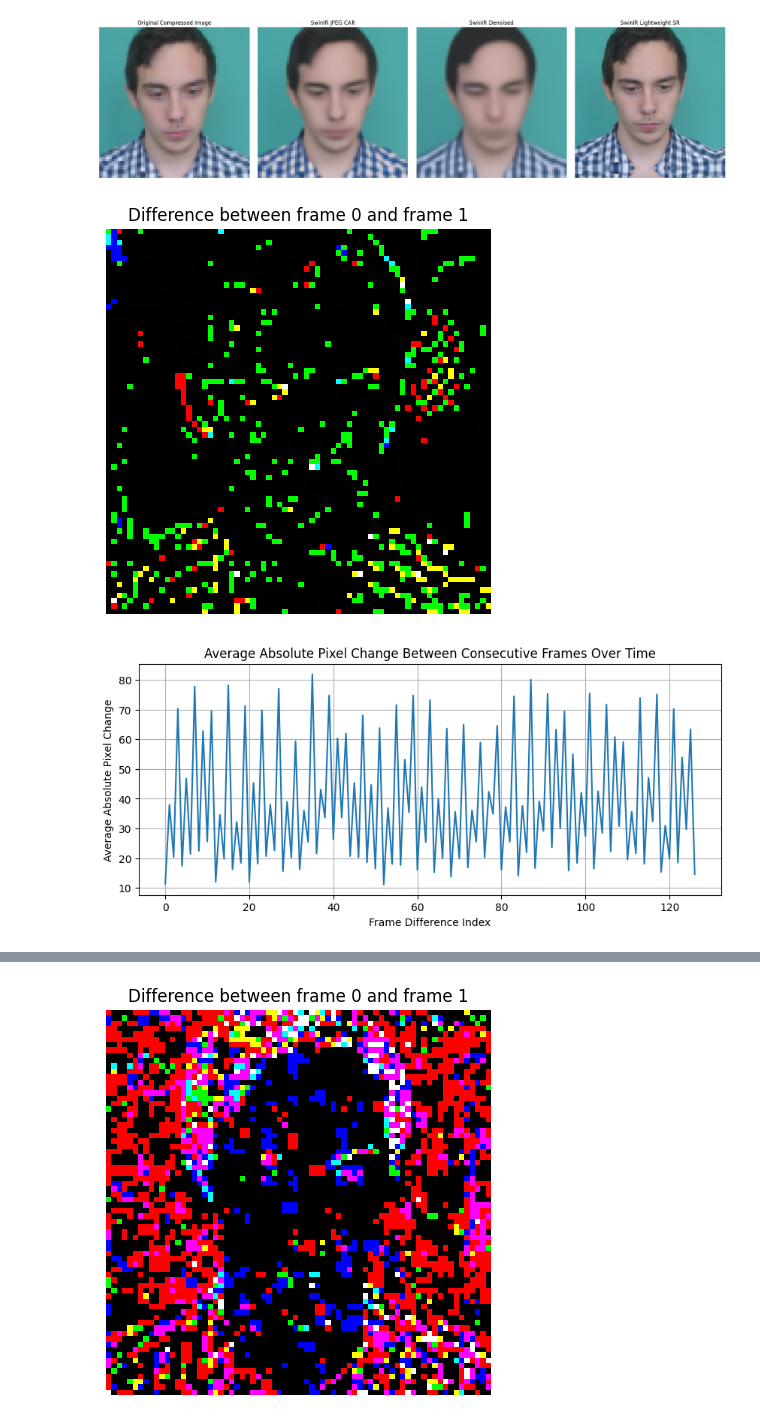
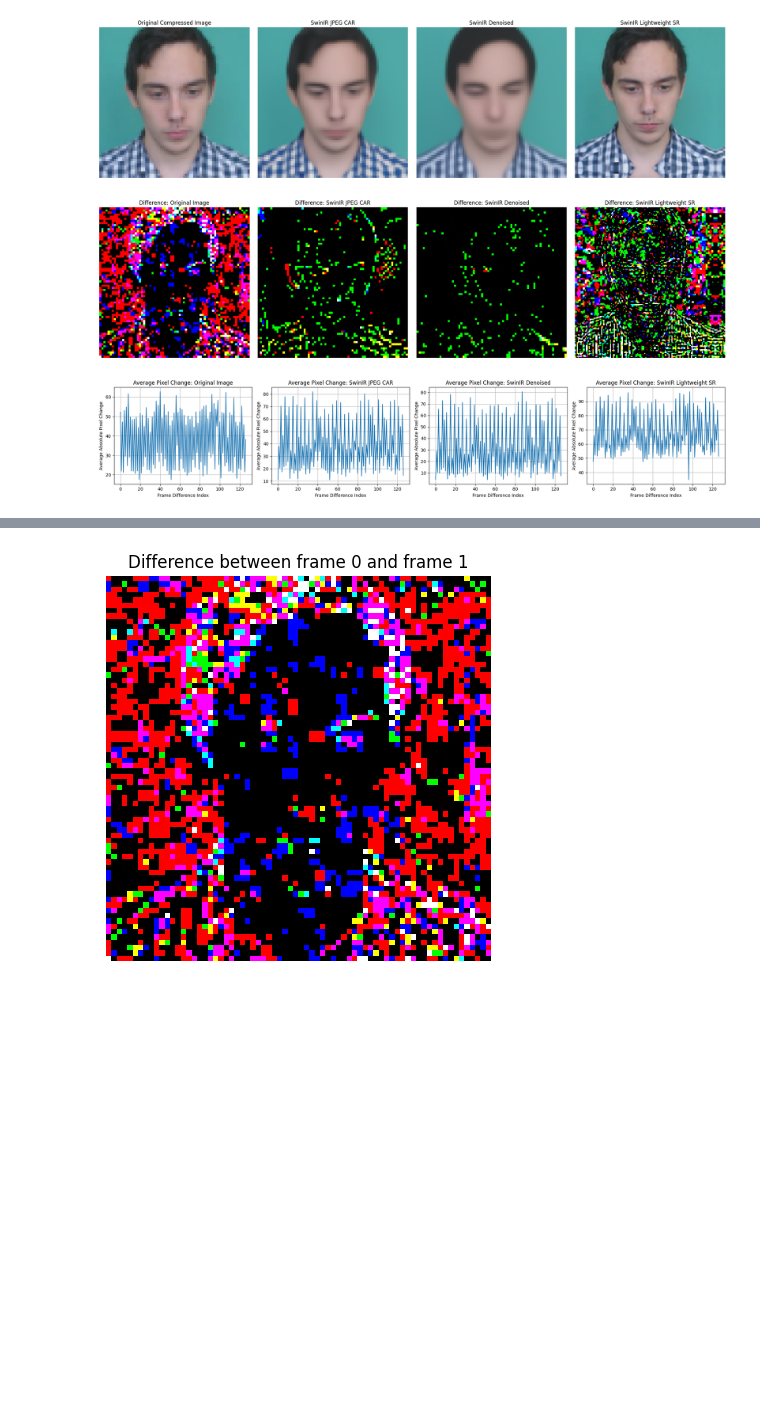
Before and after one commit to trappertwo/rPPG-Toolbox, a Jupyter notebook: tools/preprocessing_viz/viz_preprocessed_data.ipynb, the cells around one changed output, grey strips where cells are left out. Cells and saved outputs as stored; diff of their text form; code cells hidden in the pictures; blank space fills up the shorter version.

```diff
--- a/tools/preprocessing_viz/viz_preprocessed_data.ipynb
+++ b/tools/preprocessing_viz/viz_preprocessed_data.ipynb
@@ -128,30 +132,48 @@ Shape of swin_output_color_dn.npy after transpose: (128, 72, 72, 3)
 Shape of swin_output_color_dn.npy after transpose: (128, 154, 154, 3)
 [figure]
 # %%
-# Calculate the difference between consecutive frames
-frame_diff = np.diff(input_data_swinir.astype(np.uint8), axis=0)
+# Calculate and display the difference between consecutive frames for each image set
 
-# Display the difference between the first two frames (as an example)
-plt.figure(figsize=(5, 5))
-# Taking the absolute value and casting to uint8 for visualization
-plt.imshow(np.abs(frame_diff[0]).astype(np.uint8))
-plt.title("Difference between frame 0 and frame 1")
-plt.axis('off')
+# List of image sets
+image_sets = [input_data.astype(np.uint8), input_data_swinir.astype(np.uint8), input_data_swinir_dn.astype(np.uint8), input_data_swinir_lightweight_sr.astype(np.uint8)]
+titles = ["Original Image", "SwinIR JPEG CAR", "SwinIR Denoised", "SwinIR Lightweight SR"]
+
+plt.figure(figsize=(20, 5)) # Increased figure size for four subplots
+
+FRAME_INDEX = 0    # @param {type: "integer"}
+
+for i, image_set in enumerate(image_sets):
+    # Calculate the difference between consecutive frames
+    frame_diff = np.diff(image_set, axis=0)
+
+    # Display the difference between the first two frames (as an example)
+    plt.subplot(1, 4, i + 1) # Create subplots side-by-side
+    # Taking the absolute value and casting to uint8 for visualization
+    plt.imshow(np.abs(frame_diff[FRAME_INDEX]).astype(np.uint8))
+    plt.title(f"Difference: {titles[i]}")
+    plt.axis('off')
+
+plt.tight_layout() # Adjust layout to prevent overlapping titles
 plt.show()
 
-# Visualize the average absolute pixel change over time
-average_pixel_change = np.mean(np.abs(frame_diff), axis=(1, 2, 3))
+# You can also visualize the average absolute pixel change over time for each image set
+plt.figure(figsize=(20, 4)) # Increased figure size for four subplots
+for i, image_set in enumerate(image_sets):
+    frame_diff = np.diff(image_set, axis=0)
+    average_pixel_change = np.mean(np.abs(frame_diff), axis=(1, 2, 3))
 
-plt.figure(figsize=(10, 4))
-plt.plot(average_pixel_change)
-plt.xlabel("Frame Difference Index")
-plt.ylabel("Average Absolute Pixel Change")
-plt.title("Average Absolute Pixel Change Between Consecutive Frames Over Time")
-plt.grid(True)
+    plt.subplot(1, 4, i + 1) # Create subplots side-by-side for the graphs
+    plt.plot(average_pixel_change)
+    plt.xlabel("Frame Difference Index")
+    plt.ylabel("Average Absolute Pixel Change")
+    plt.title(f"Average Pixel Change: {titles[i]}")
+    plt.grid(True)
+
+plt.tight_layout() # Adjust layout to prevent overlapping titles
 plt.show()
 # %% [output]
-[figure, old version]
+[figure, new version]
-[figure, old version]
+[figure, new version]
 # %%
 # Diff normalized data after aplying SwinIR
 
```
Also changed, not shown: parts of 3 cells of this notebook.
